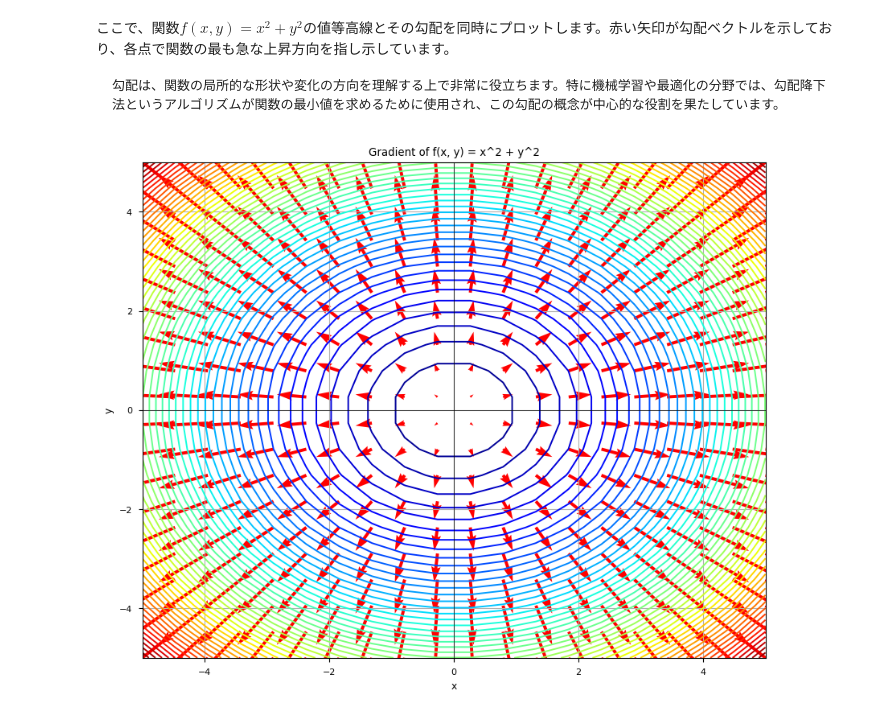
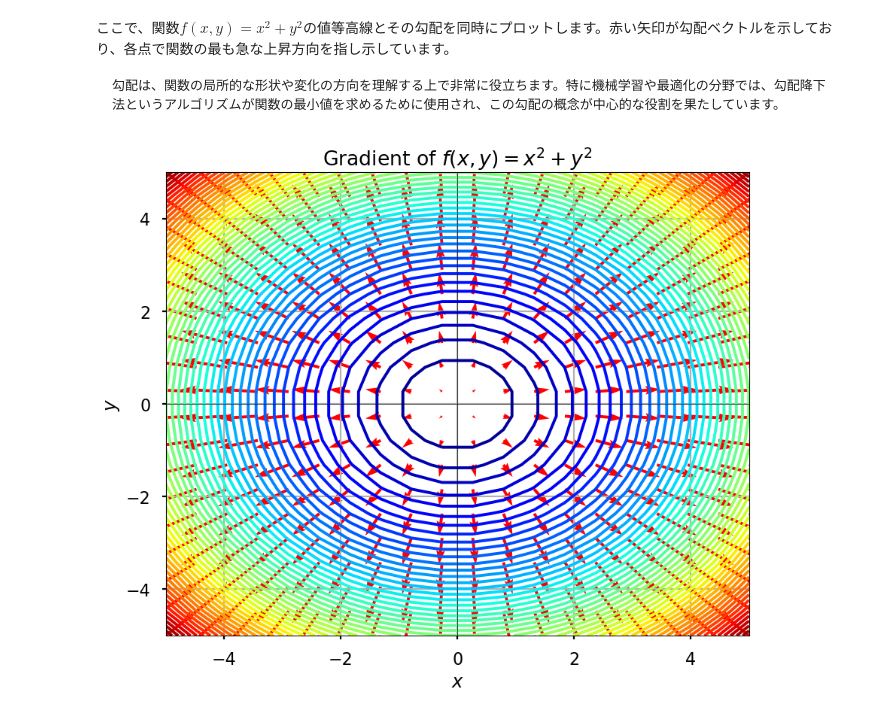
Before and after one commit to lvzeyu/css_nlp, a Jupyter notebook: _build/html/_sources/notebook/math_basis.ipynb, the cells around one changed output. Cells and saved outputs as stored; diff of their text form; code cells hidden in the pictures.

````diff
--- a/_build/html/_sources/notebook/math_basis.ipynb
+++ b/_build/html/_sources/notebook/math_basis.ipynb
@@ -169,7 +169,7 @@ $$
 import numpy as np
 import matplotlib.pyplot as plt
 from sympy import symbols, diff
-plt.style.use('seaborn-paper')
+plt.style.use('seaborn-poster')
 
 x, y = symbols('x y')
 
@@ -452,35 +452,33 @@ $$
 勾配は、関数の局所的な形状や変化の方向を理解する上で非常に役立ちます。特に機械学習や最適化の分野では、勾配降下法というアルゴリズムが関数の最小値を求めるために使用され、この勾配の概念が中心的な役割を果たしています。
 ```
 # %%
-import numpy as np
-import matplotlib.pyplot as plt
 
 # 関数とその勾配
 def function(x, y):
     return x**2 + y**2
 
 def gradient(x, y):
     dfdx = 2*x
     dfdy = 2*y
     return dfdx, dfdy
 
 # 座標の生成
 x = np.linspace(-5, 5, 20)
 y = np.linspace(-5, 5, 20)
 X, Y = np.meshgrid(x, y)
 Z = function(X, Y)
 U, V = gradient(X, Y)
 
 # 可視化
 plt.figure(figsize=(10, 8))
-plt.contour(X, Y, Z, levels=50, cmap='jet')  # 高度を等高線で表示
+plt.contour(X, Y, Z, levels=50, cmap='jet')  # 値を等高線で表示
 plt.quiver(X, Y, U, V, angles='xy', scale_units='xy', scale=10, color='red', width=0.005)  # 勾配ベクトルを矢印で表示
 plt.axhline(0, color='black', linewidth=0.5)
 plt.axvline(0, color='black', linewidth=0.5)
-plt.title('Gradient of f(x, y) = x^2 + y^2')
-plt.xlabel('x')
-plt.ylabel('y')
+plt.title('Gradient of $f(x, y) = x^2 + y^2$')
+plt.xlabel('$x$')
+plt.ylabel('$y$')
 plt.grid(True)
 plt.show()
 # %% [output]
-[figure, old version]
+[figure, new version]
````
Also changed, not shown: parts of 2 cells of this notebook, 11 other files.
